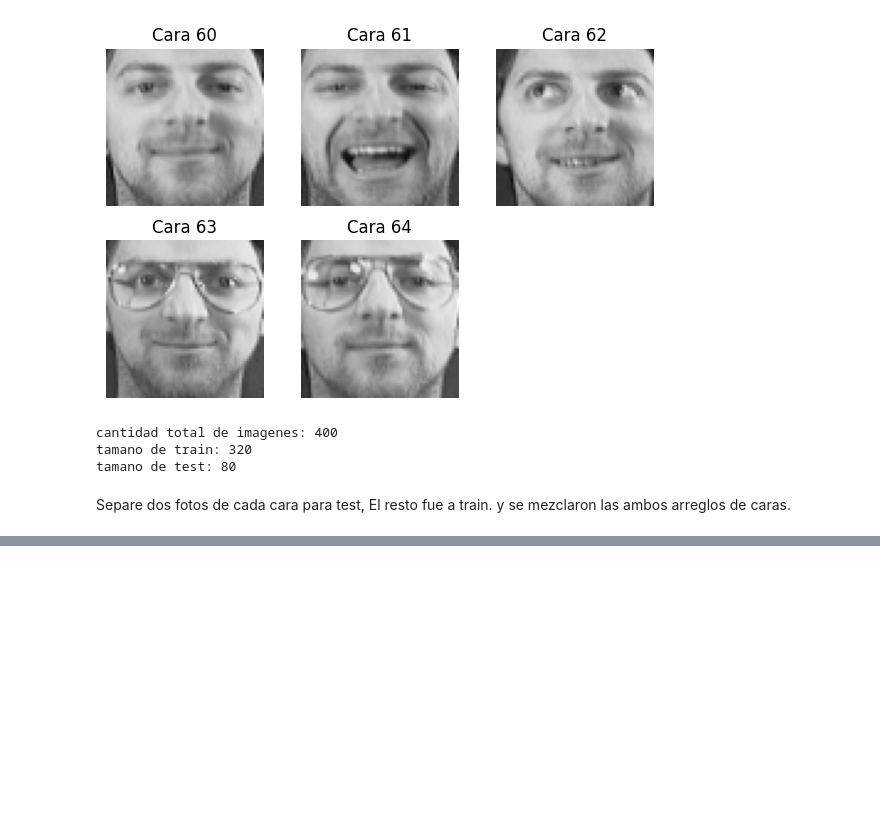
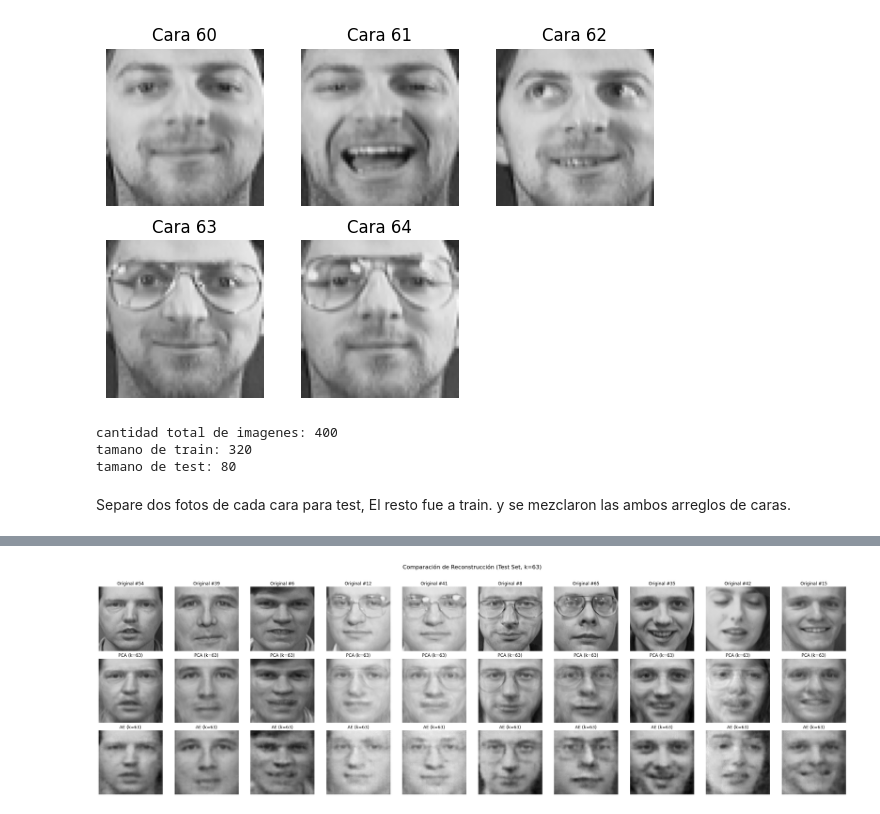
Before and after one commit to Santi2065/faces-pca-autoencoder-clustering, a Jupyter notebook: Groba_Santiago_Notebook_TP4.ipynb, the cells around one changed output, grey strips where cells are left out. Cells and saved outputs as stored; diff of their text form; code cells hidden in the pictures; blank space fills up the shorter version.

```diff
--- a/Groba_Santiago_Notebook_TP4.ipynb
+++ b/Groba_Santiago_Notebook_TP4.ipynb
@@ -232,19 +256,16 @@ import torch.nn as nn
 import torch.optim as optim
 from torch.utils.data import DataLoader, TensorDataset
 import matplotlib.pyplot as plt
-import numpy as np # Asegúrate de tenerlo importado
+import numpy as np
 
 # --- OPTIMIZACIÓN DE HARDWARE (CUDA) ---
-# 1. Detectar tu GPU (RTX 3070)
+# GPU (RTX 3070)
 device = torch.device("cuda" if torch.cuda.is_available() else "cpu")
 print(f"Dispositivo seleccionado: {device}")
 if torch.cuda.is_available():
     print(f"Nombre de la GPU: {torch.cuda.get_device_name(0)}")
-
-# 2. Preparar el GradScaler para Automatic Mixed Precision (AMP)
-# Esto activa tus TENSOR CORES para un entrenamiento mucho más rápido (FP16/FP32)
-scaler = torch.cuda.amp.GradScaler(enabled=(device.type == 'cuda'))
-print(f"Automatic Mixed Precision (AMP) activado: {scaler.is_enabled()}")
+scaler = torch.amp.GradScaler('cuda',enabled=(device.type == 'cuda'))
+print(f"AMP activado: {scaler.is_enabled()}")
 # %% [output]
 Dispositivo seleccionado: cuda
 Nombre de la GPU: NVIDIA GeForce RTX 3070
@@ -461,0 +486,75 @@ plt.show()
+# %%
+# --- Comparación Visual ---
+
+print("Iniciando comparación visual...")
+N_IMAGENES = 10 # Número de imágenes de muestra
+plt.figure(figsize=(3 * N_IMAGENES, 9))
+
+# Seleccionamos índices aleatorios del set de 'test'
+muestras_idx = np.random.choice(len(test), size=N_IMAGENES, replace=False)
+
+mean_flat = mean.reshape(-1)
+std_flat = np.where(std.reshape(-1) == 0, 1.0, std.reshape(-1))
+
+# --- Calcular Reconstrucciones de PCA (para todo 'test') ---
+print(f"Calculando {len(test)} reconstrucciones con PCA (k={k_90})...")
+
+# Estandarizamos 'test'
+test_std = (test - mean) / np.where(std == 0, 1.0, std)
+test_std_flat = test_std.reshape(len(test_std), -1) # (80, 4096)
+
+# Proyectamos y Reconstruimos
+test_pca_latente = test_std_flat @ Wk             # (80, 4096) @ (4096, 62) -> (80, 62)
+test_pca_rec_std = test_pca_latente @ Wk.T       # (80, 62) @ (62, 4096) -> (80, 4096)
+
+# De-estandarizamos
+test_pca_rec_flat = (test_pca_rec_std * std_flat) + mean_flat
+pca_reconstructions = test_pca_rec_flat.reshape((-1, 64, 64)) # (80, 64, 64)
+
+
+# --- Calcular Reconstrucciones del Autoencoder (para todo 'test') ---
+print(f"Calculando {len(test)} reconstrucciones con Autoencoder...")
+
+model_ae.eval()
+with torch.no_grad(): # No necesitamos calcular gradientes
+    # Usamos X_test_tensor y lo pasamos por la GPU
+    ae_input = X_test_tensor.to(device)
+
+    # Obtenemos la salida estandarizada del AE
+    ae_output_std_tensor = model_ae(ae_input)
+
+ae_output_std_cpu = ae_output_std_tensor.cpu().numpy()
+ae_output_std_cpu = ae_output_std_cpu.squeeze(1) # Quitamos el canal (N, 1, 64, 64) -> (N, 64, 64)
+
+# De-estandarizamos
+ae_output_std_flat = ae_output_std_cpu.reshape(len(ae_output_std_cpu), -1)
+ae_rec_flat = (ae_output_std_flat * std_flat) + mean_flat
+ae_reconstructions = ae_rec_flat.reshape((-1, 64, 64)) # (80, 64, 64)
+
+
+
+# --- Graficar la Comparación ---
+print("Graficando resultados...")
+for i, idx in enumerate(muestras_idx):
+    # Fila 1: Original
+    ax = plt.subplot(3, N_IMAGENES, i + 1)
+    ax.imshow(test[idx], cmap='gray', vmin=0, vmax=1)
+    ax.set_title(f"Original #{idx}")
+    ax.axis('off')
+
+    # Fila 2: Reconstrucción PCA
+    ax = plt.subplot(3, N_IMAGENES, i + 1 + N_IMAGENES)
+    ax.imshow(np.clip(pca_reconstructions[idx], 0, 1), cmap='gray', vmin=0, vmax=1)
+    ax.set_title(f"PCA (k={k_90})")
+    ax.axis('off')
+
+    # Fila 3: Reconstrucción Autoencoder
+    ax = plt.subplot(3, N_IMAGENES, i + 1 + (2 * N_IMAGENES))
+    ax.imshow(np.clip(ae_reconstructions[idx], 0, 1), cmap='gray', vmin=0, vmax=1)
+    ax.set_title(f"AE (k={k_90})")
+    ax.axis('off')
+
+plt.suptitle(f"Comparación de Reconstrucción (Test Set, k={k_90})", fontsize=16, y=1.02)
+plt.tight_layout()
+plt.show()
+# %% [output]
@@ -461,0 +565 @@ plt.show()
+[figure, added]
```
Also changed, not shown: parts of 16 cells of this notebook, 7 other files.
